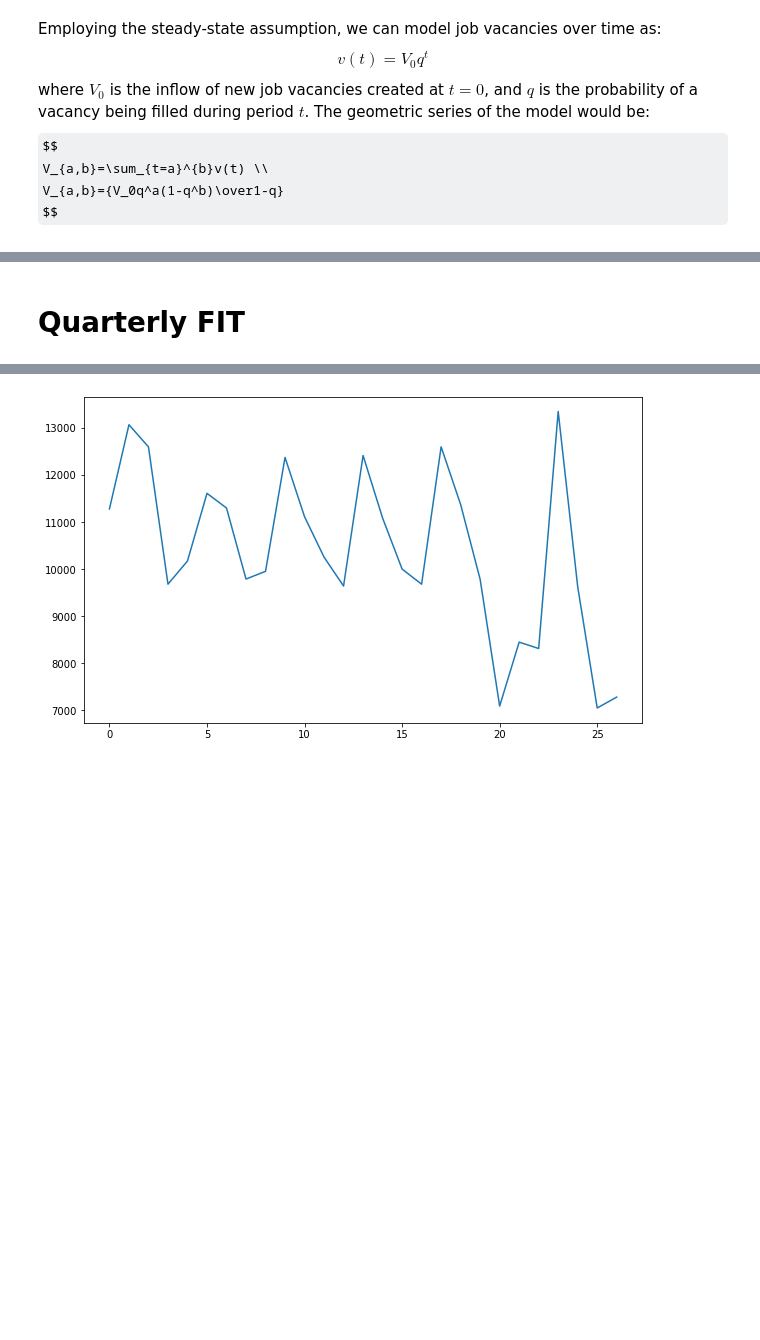
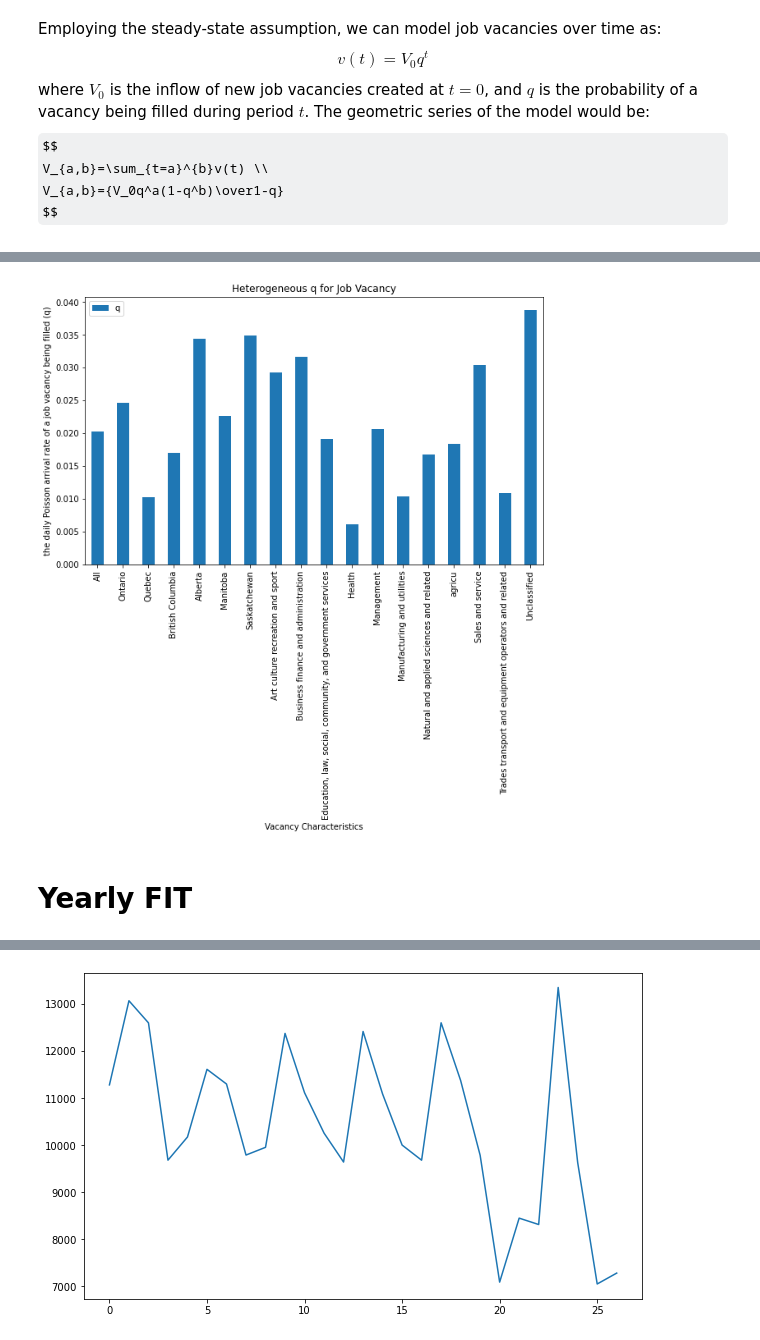
Before and after one commit to YanliangZhu/MAPaper, a Jupyter notebook: code.ipynb, the cells around one changed output, grey strips where cells are left out. Drawn from its saved outputs; the diff is of its cells as text; code cells hidden in the pictures; some formulas as TeX source; blank space fills up the shorter version.

```diff
--- a/code.ipynb
+++ b/code.ipynb
@@ -369,2 +340,11 @@ describeYEARLY
-# %% [markdown]
-# Quarterly FIT
+# %%
+plt.rcParams["figure.figsize"] = [10, 6]
+fitAll_result[['q']].plot(kind="bar")
+plt.xlabel("Vacancy Characteristics")
+plt.ylabel("the daily Poisson arrival rate of a job vacancy being filled (q)")
+plt.title("Heterogeneous q for Job Vacancy")
+plt.show()
+# %% [output]
+[figure, added]
+# %% [markdown]
+# Yearly FIT
```
Also changed, not shown: parts of 31 cells of this notebook.
